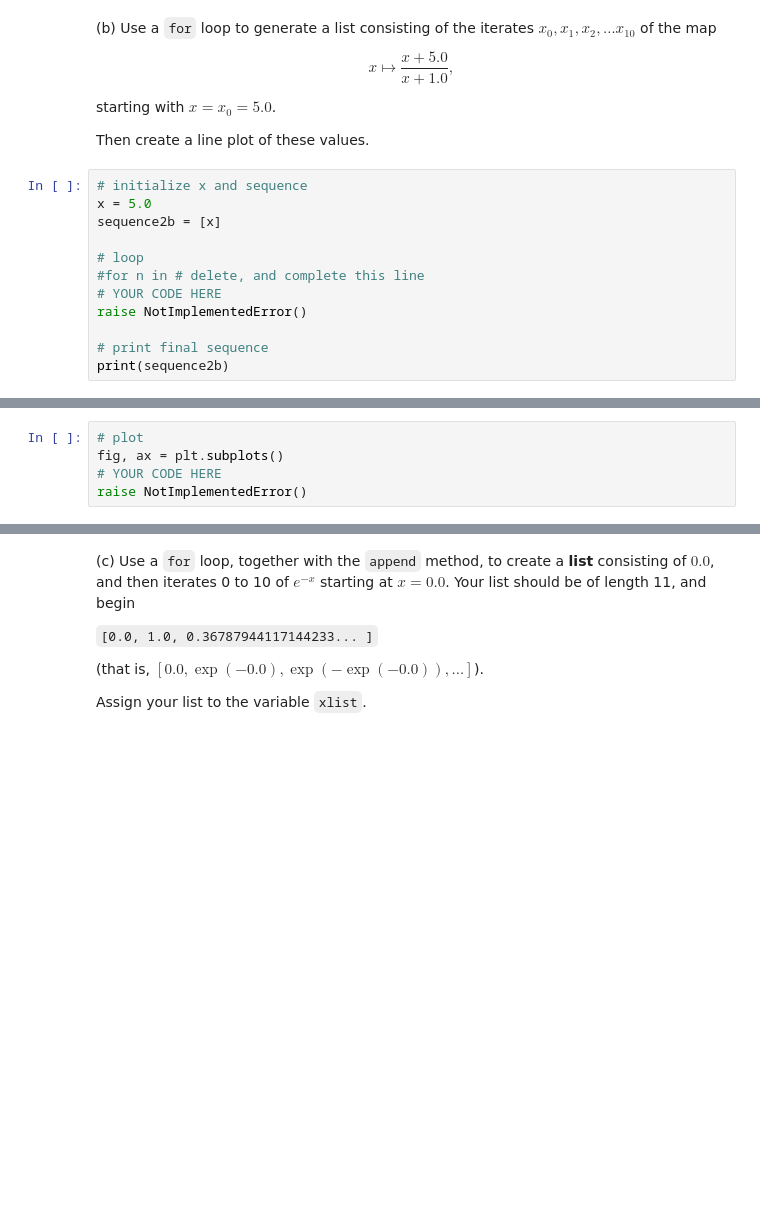
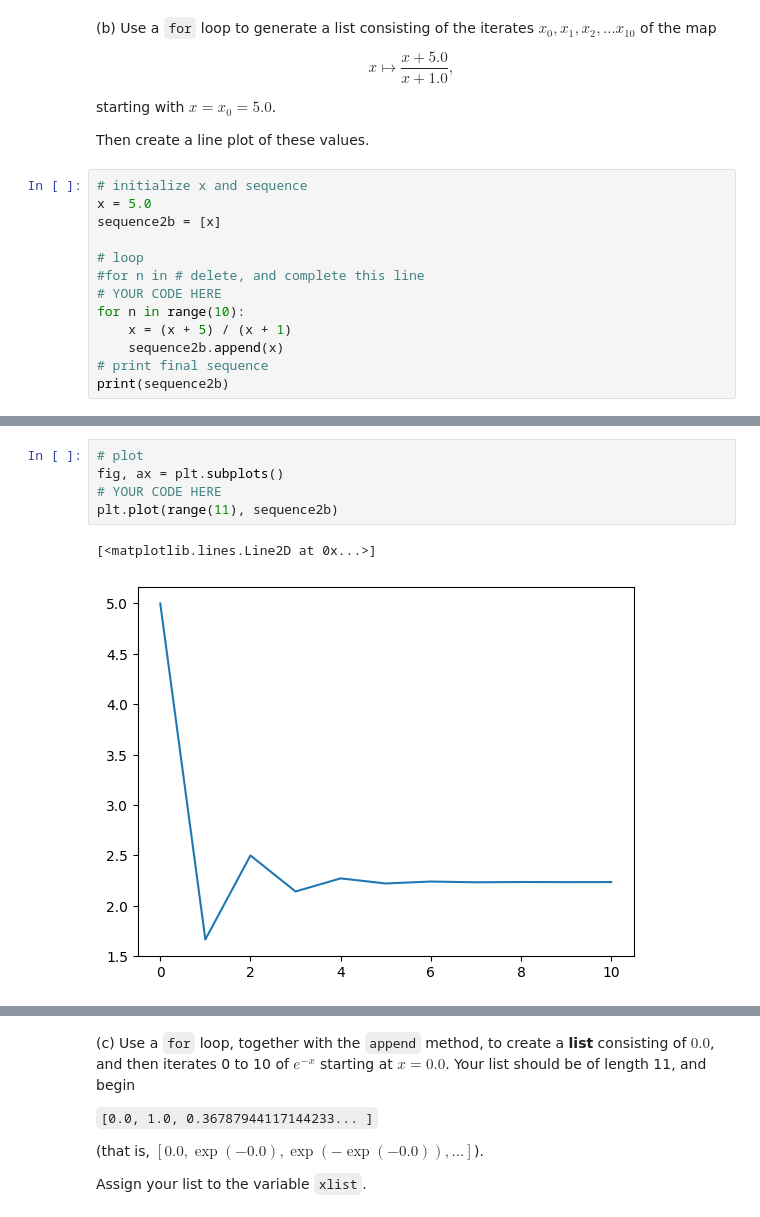
Before and after one commit to Imperial-MATH40006/term1-week7-FilipNowakowicz, a Jupyter notebook: term1week7.ipynb, the cells around one changed output, grey strips where cells are left out. Saved outputs shown, nothing was run; the diff lists cells and outputs as text; blank space fills up the shorter version.

```diff
--- a/term1week7.ipynb
+++ b/term1week7.ipynb
@@ -211,7 +271,8 @@ sequence2b = [x]
 # loop
 #for n in # delete, and complete this line
 # YOUR CODE HERE
-raise NotImplementedError()
-
+for n in range(10):
+    x = (x + 5) / (x + 1)
+    sequence2b.append(x)
 # print final sequence
 print(sequence2b)
@@ -221,8 +287,11 @@ question2b(sequence2b)
 # %%
 # plot
 fig, ax = plt.subplots()
 # YOUR CODE HERE
-raise NotImplementedError()
+plt.plot(range(11), sequence2b)
+# %% [output]
+[<matplotlib.lines.Line2D at 0x...>]
+[figure, added]
 # %%
 # 1 Mark
 _globals = globals()
```
Also changed, not shown: parts of 57 cells of this notebook, 1 other file.
